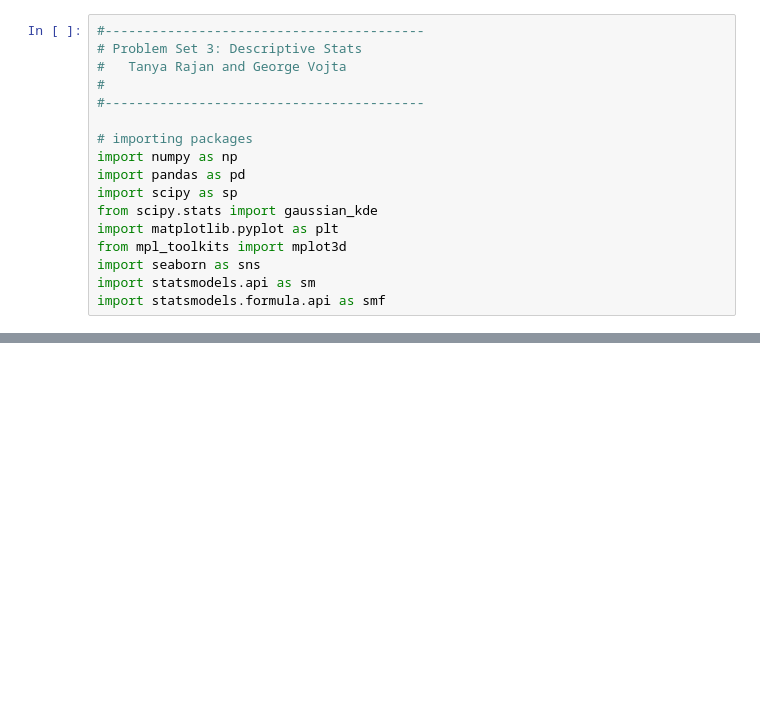
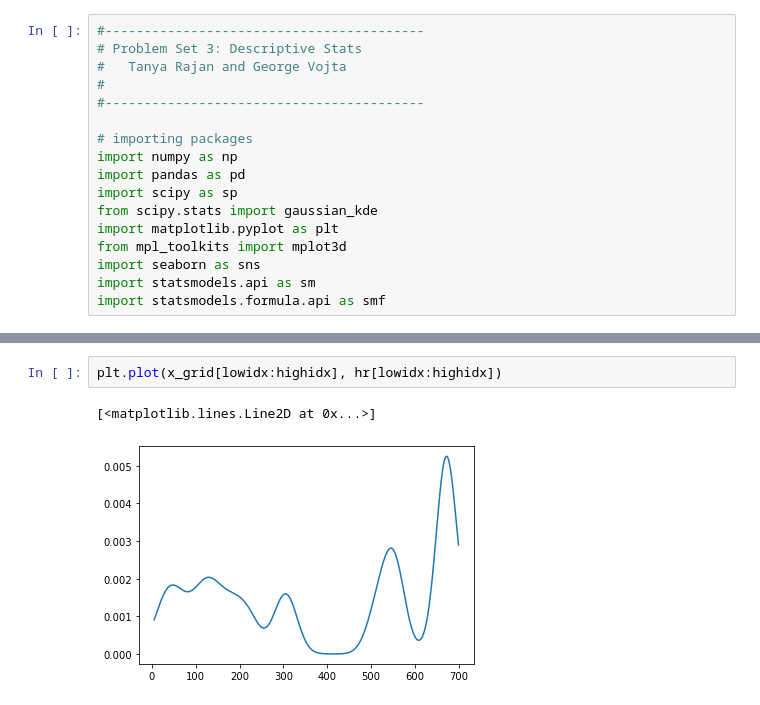
Before and after one commit to tanyarajan/y2, a Jupyter notebook: winter/io/pset3/pset3_tr.ipynb, the cells around one changed output, grey strips where cells are left out. Saved outputs shown, nothing was run; the diff lists cells and outputs as text; blank space fills up the shorter version.

```diff
--- a/winter/io/pset3/pset3_tr.ipynb
+++ b/winter/io/pset3/pset3_tr.ipynb
@@ -110,0 +127,5 @@ Hr = np.cumsum(hr)/np.sum(hr)
+# %%
+plt.plot(x_grid[lowidx:highidx], hr[lowidx:highidx])
+# %% [output]
+[<matplotlib.lines.Line2D at 0x...>]
+[figure, added]
```
Also changed, not shown: parts of 7 cells of this notebook, 5 other files.
